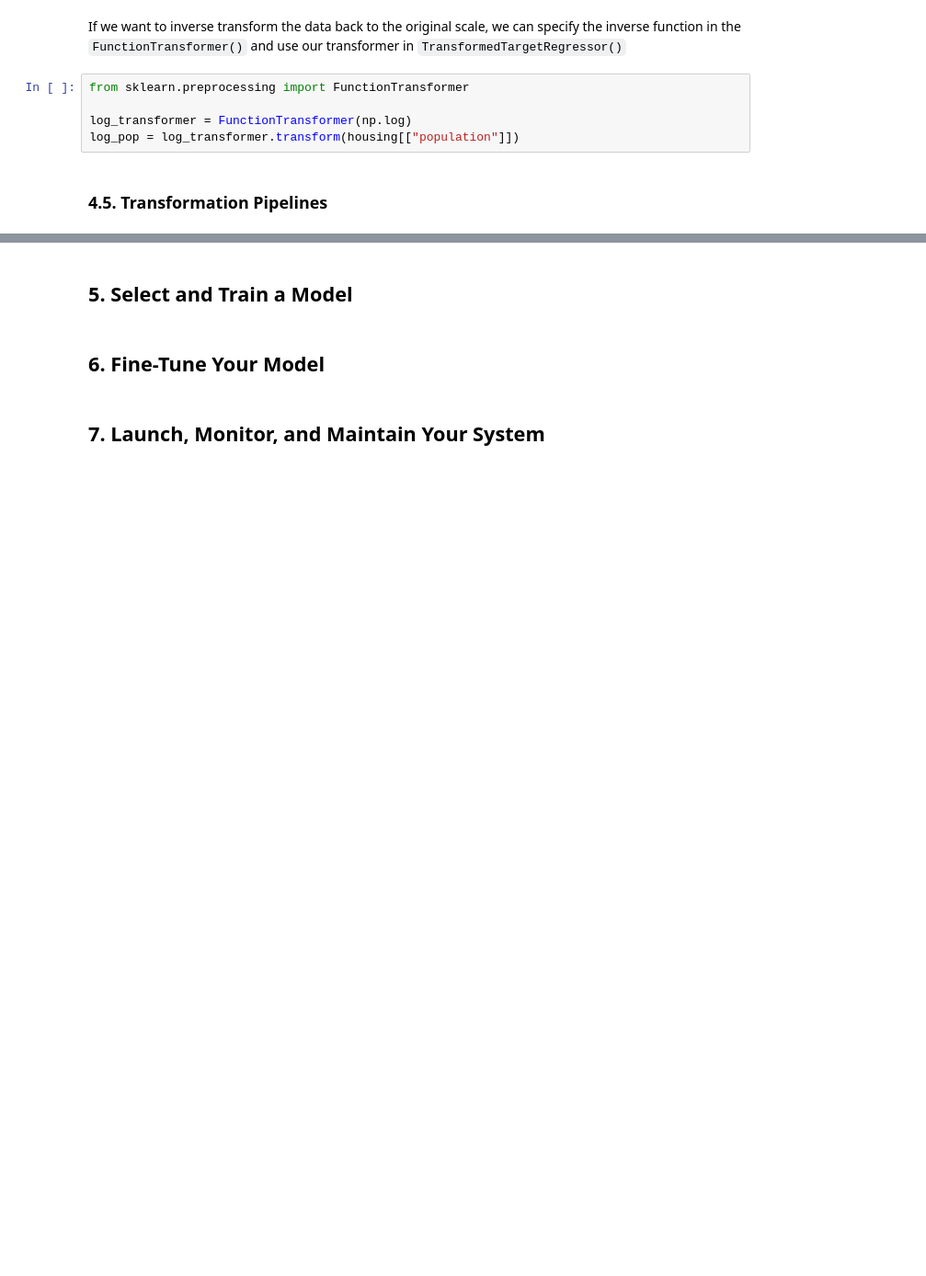
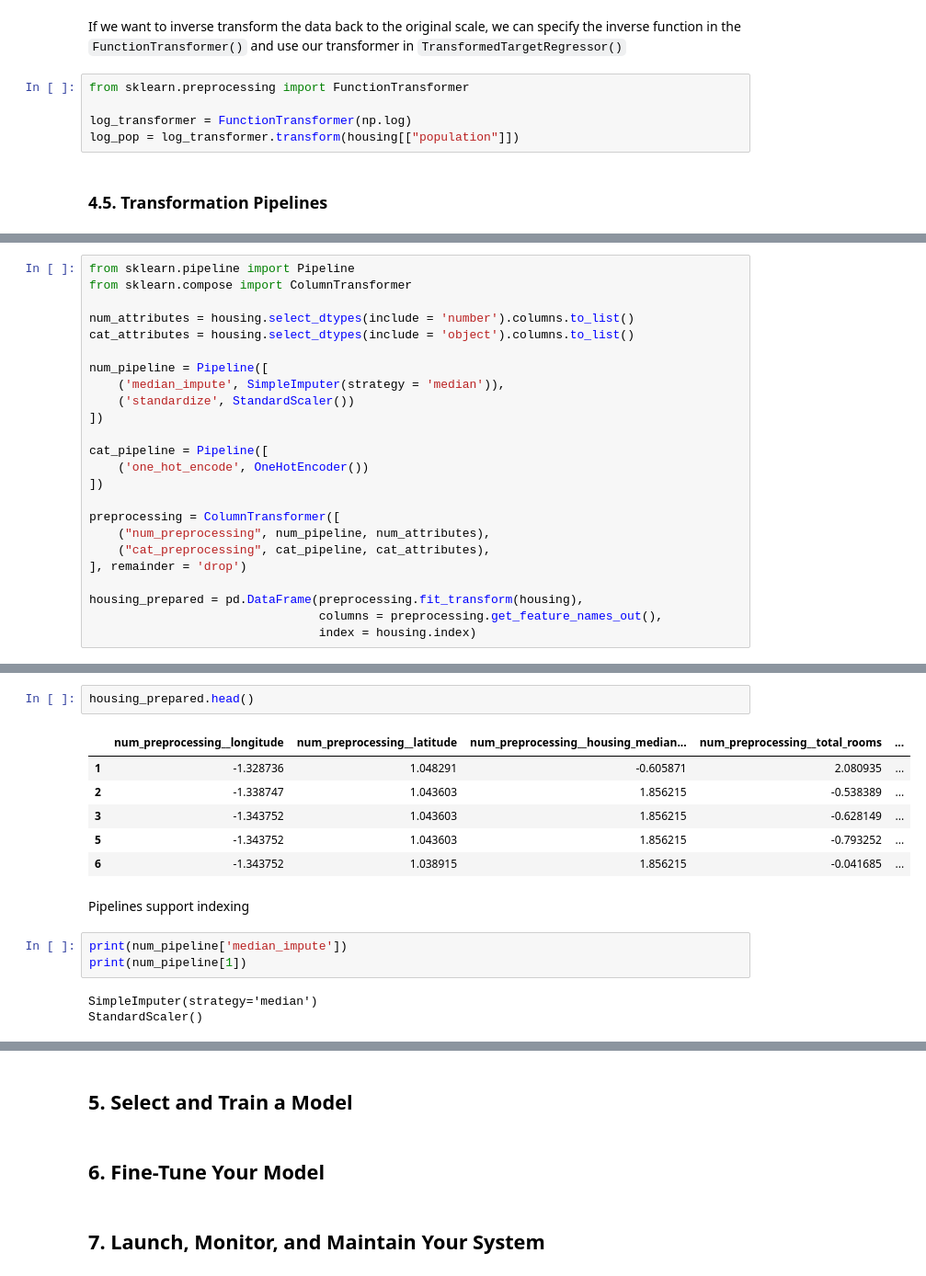
Before and after one commit to JinDai666/Hands-On-ML-Notes, a Jupyter notebook: ch02-end-to-end-ml-project/ch02_end-to-end-ml-project.ipynb, the cells around one changed output, grey strips where cells are left out. Shown at 92% size. Cells and saved outputs as stored; diff of their text form; blank space fills up the shorter version.

Commit message:
ch02: WIP - select and train a model

```diff
--- a/ch02-end-to-end-ml-project/ch02_end-to-end-ml-project.ipynb
+++ b/ch02-end-to-end-ml-project/ch02_end-to-end-ml-project.ipynb
@@ -440,0 +443,24 @@ log_pop = log_transformer.transform(housing[["population"]])
+# %%
+from sklearn.pipeline import Pipeline
+from sklearn.compose import ColumnTransformer
+
+num_attributes = housing.select_dtypes(include = 'number').columns.to_list()
+cat_attributes = housing.select_dtypes(include = 'object').columns.to_list()
+
+num_pipeline = Pipeline([
+    ('median_impute', SimpleImputer(strategy = 'median')),
+    ('standardize', StandardScaler())
+])
+
+cat_pipeline = Pipeline([
+    ('one_hot_encode', OneHotEncoder())
+])
+
+preprocessing = ColumnTransformer([
+    ("num_preprocessing", num_pipeline, num_attributes),
+    ("cat_preprocessing", cat_pipeline, cat_attributes),
+], remainder = 'drop')
+
+housing_prepared = pd.DataFrame(preprocessing.fit_transform(housing),
+                                columns = preprocessing.get_feature_names_out(),
+                                index = housing.index)
@@ -440,0 +472,17 @@ log_pop = log_transformer.transform(housing[["population"]])
+# %%
+housing_prepared.head()
+# %% [output]
+|  | num_preprocessing__longitude | num_preprocessing__latitude | num_preprocessing__housing_median... | num_preprocessing__total_rooms | ... |
+| 1 | -1.328736 | 1.048291 | -0.605871 | 2.080935 | ... |
+| 2 | -1.338747 | 1.043603 | 1.856215 | -0.538389 | ... |
+| 3 | -1.343752 | 1.043603 | 1.856215 | -0.628149 | ... |
+| 5 | -1.343752 | 1.043603 | 1.856215 | -0.793252 | ... |
+| 6 | -1.343752 | 1.038915 | 1.856215 | -0.041685 | ... |
+# %% [markdown]
+Pipelines support indexing
+# %%
+print(num_pipeline['median_impute'])
+print(num_pipeline[1])
+# %% [output]
+SimpleImputer(strategy='median')
+StandardScaler()
```
Also changed, not shown: parts of 6 cells of this notebook.
